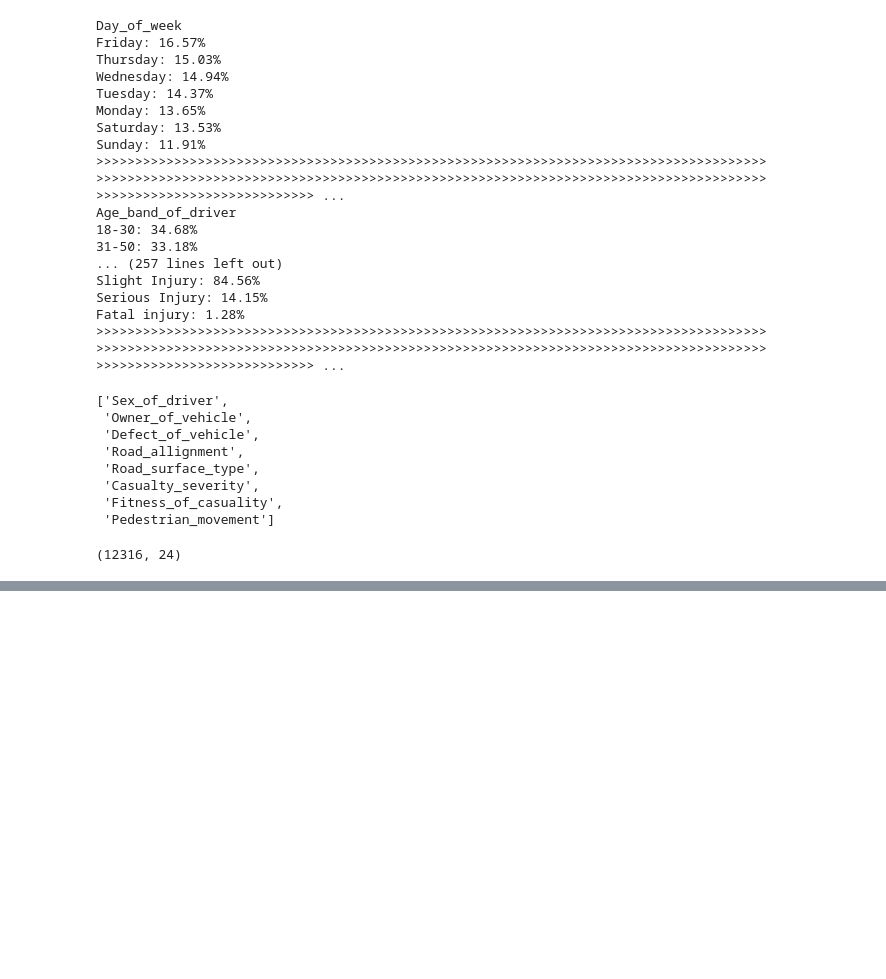
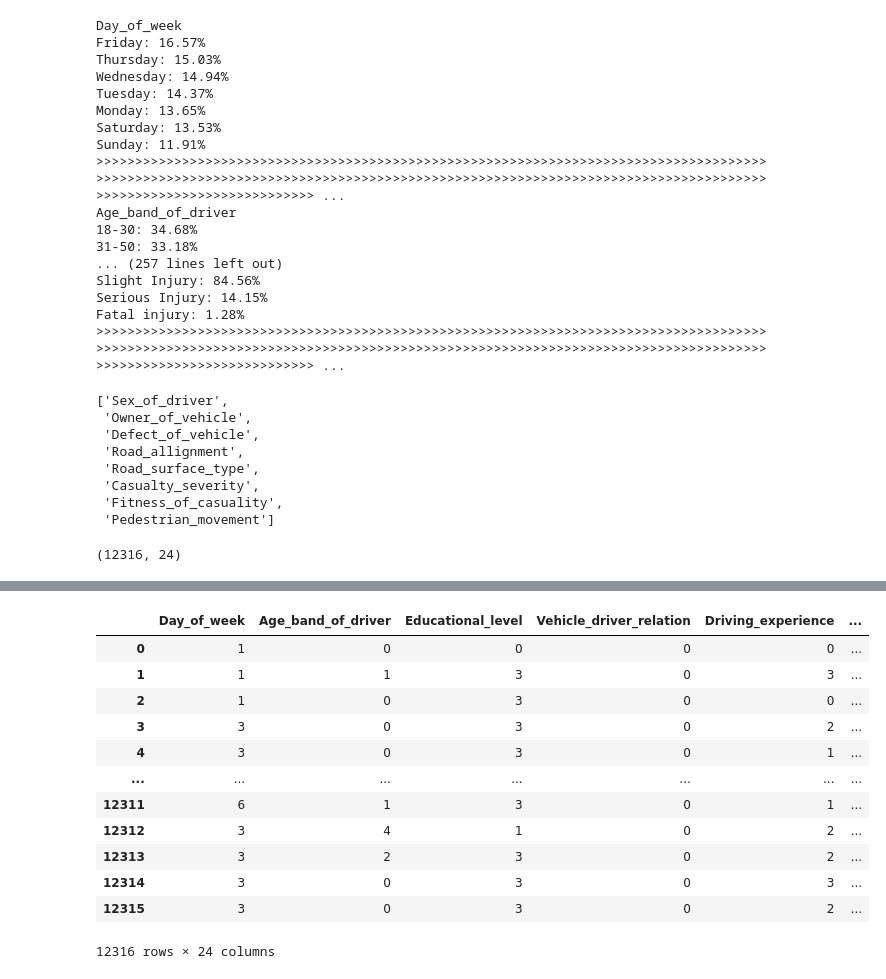
Before and after one commit to Gajender0707/Road_accident_severity_project, a Jupyter notebook: road_accident_severity.ipynb, the cells around one changed output, grey strips where cells are left out. Cells and saved outputs as stored; diff of their text form; code cells hidden in the pictures; blank space fills up the shorter version.

```diff
--- a/road_accident_severity.ipynb
+++ b/road_accident_severity.ipynb
@@ -527,0 +794,21 @@ data.shape
+# %%
+for i in X.columns:
+    if X[i].dtype=="O":
+          le=LabelEncoder()
+          X[i]=le.fit_transform(X[i])
+# %%
+X
+# %% [output]
+|  | Day_of_week | Age_band_of_driver | Educational_level | Vehicle_driver_relation | Driving_experience | ... |
+| 0 | 1 | 0 | 0 | 0 | 0 | ... |
+| 1 | 1 | 1 | 3 | 0 | 3 | ... |
+| 2 | 1 | 0 | 3 | 0 | 0 | ... |
+| 3 | 3 | 0 | 3 | 0 | 2 | ... |
+| 4 | 3 | 0 | 3 | 0 | 1 | ... |
+| ... | ... | ... | ... | ... | ... | ... |
+| 12311 | 6 | 1 | 3 | 0 | 1 | ... |
+| 12312 | 3 | 4 | 1 | 0 | 2 | ... |
+| 12313 | 3 | 2 | 3 | 0 | 2 | ... |
+| 12314 | 3 | 0 | 3 | 0 | 3 | ... |
+| 12315 | 3 | 0 | 3 | 0 | 2 | ... |
+12316 rows × 24 columns
```
Also changed, not shown: parts of 44 cells of this notebook.
